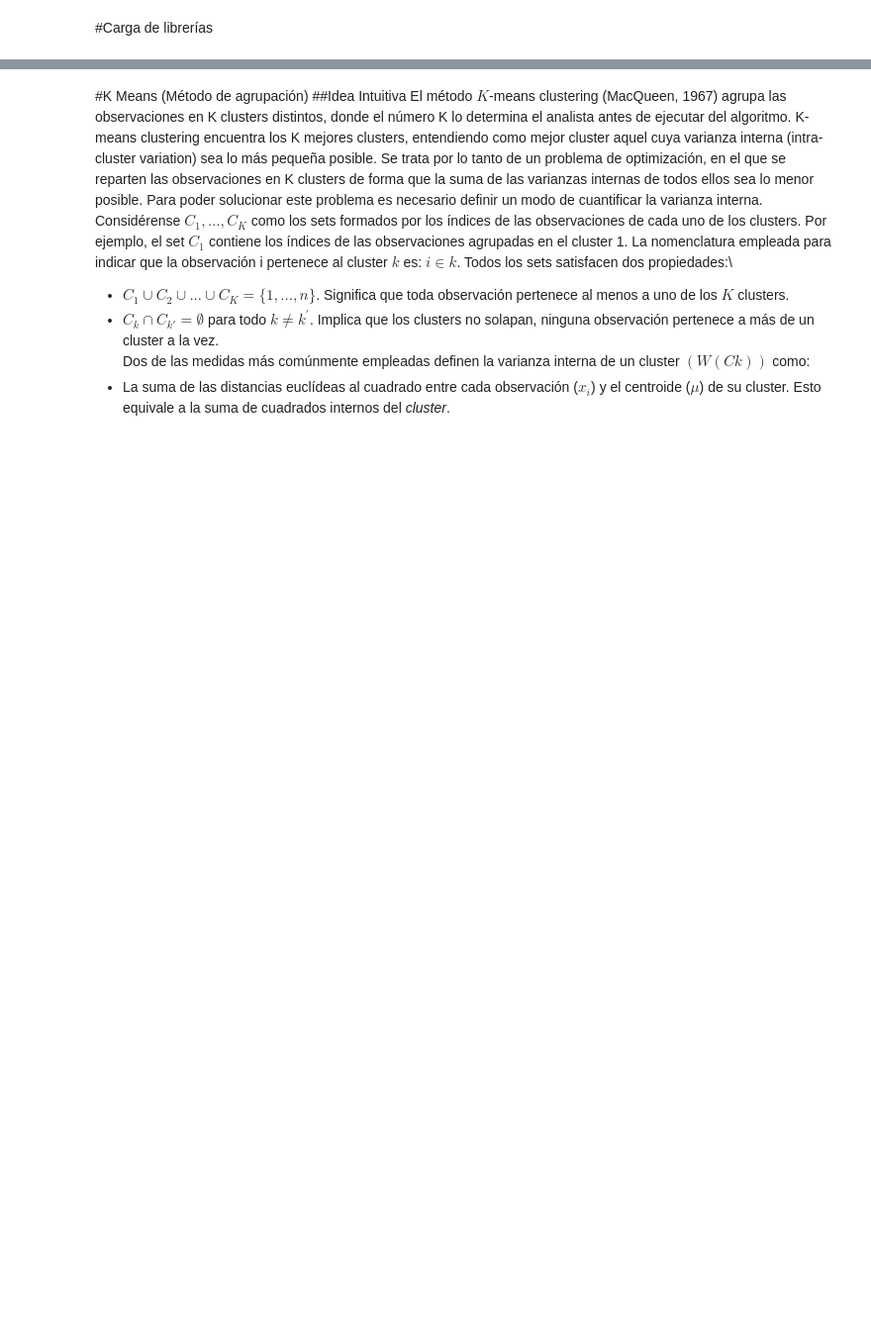
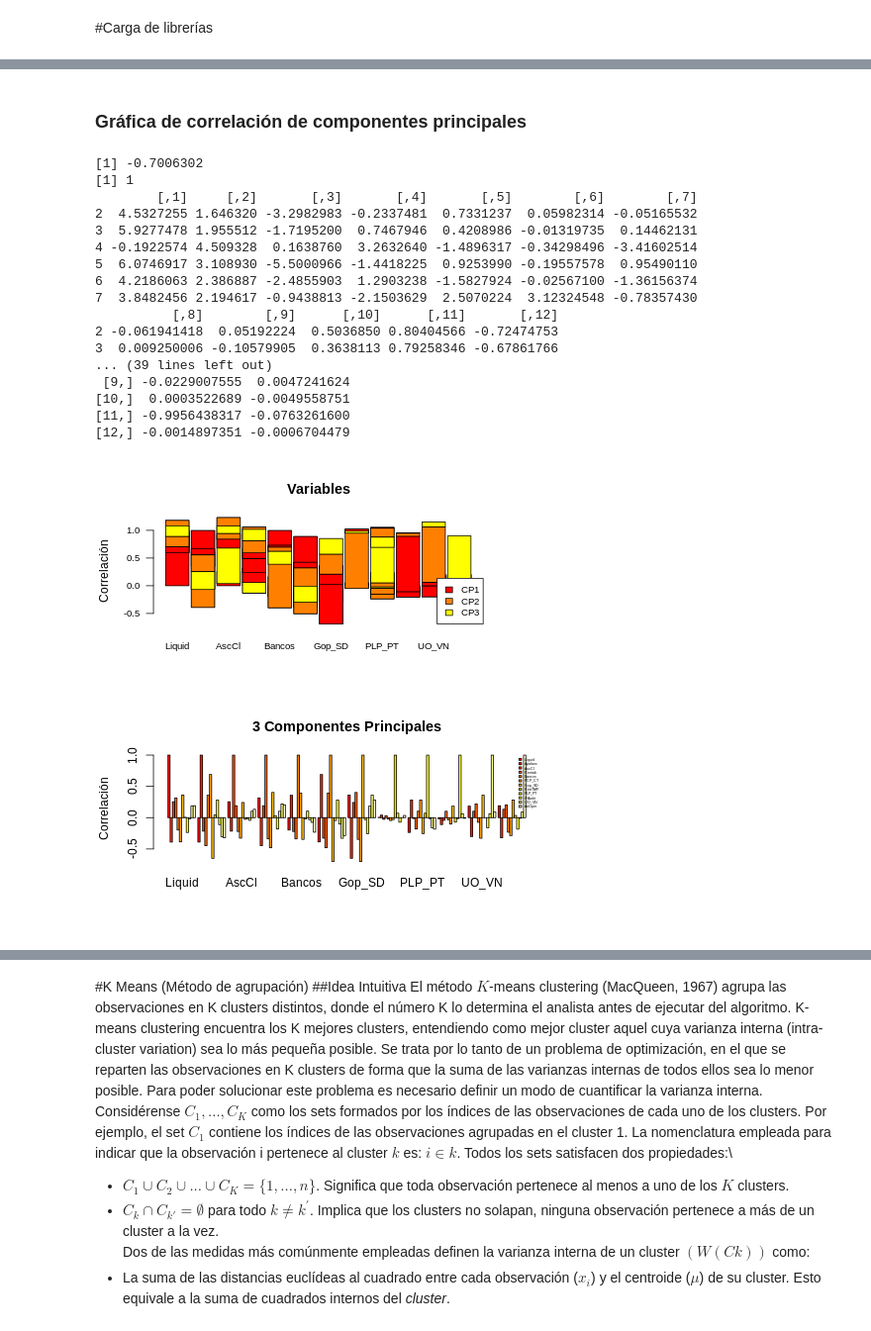
Before and after one commit to edgaryair1024/RtoLearn, a Jupyter notebook: M4.ipynb, the cells around one changed output, grey strips where cells are left out. Shown at 99% size. Drawn from its saved outputs; the diff is of its cells as text; code cells hidden in the pictures; blank space fills up the shorter version.

```diff
--- a/M4.ipynb
+++ b/M4.ipynb
@@ -58,0 +157,47 @@ library(factoextra)
+# %% [markdown]
+### Gráfica de correlación de componentes principales
+# %%
+%%R
+ycorx=cor(cbind(x,y))[1:(m-2),1:12]
+print(min(ycorx))
+print(max(ycorx))
+
+#Gráfica de Correlación
+par(mfrow=c(2,1))
+library(MASS)
+par(xpd=T, mar=par()$mar+c(0,0,0,4))
+barplot(t(ycorx[,1:12]), main="Variables", ylab="Correlación", col=heat.colors(3), space=0.1, cex.axis=0.8, las=1,cex=0.8)
+legend("bottomright", c("CP1", "CP2", "CP3"), cex=0.8, fill=heat.colors(3))
+par(mar=c(5, 4, 4, 2) + 0.1)
+
+
+
+barplot(ycorx[,1:12], main="3 Componentes Principales", ylab= "Correlación",
+   beside=TRUE, col=heat.colors(12))
+
+# Place the legend at the top-left corner with no frame
+# using rainbow colors
+legend("topright", row.names(ycorx), cex=0.3,
+   bty="n", fill=heat.colors(12))
+
+print(y[1:6,])
+print(G$vectors)
+# %% [output]
+[1] -0.7006302
+[1] 1
+        [,1]     [,2]       [,3]       [,4]       [,5]        [,6]        [,7]
+2  4.5327255 1.646320 -3.2982983 -0.2337481  0.7331237  0.05982314 -0.05165532
+3  5.9277478 1.955512 -1.7195200  0.7467946  0.4208986 -0.01319735  0.14462131
+4 -0.1922574 4.509328  0.1638760  3.2632640 -1.4896317 -0.34298496 -3.41602514
+5  6.0746917 3.108930 -5.5000966 -1.4418225  0.9253990 -0.19557578  0.95490110
+6  4.2186063 2.386887 -2.4855903  1.2903238 -1.5827924 -0.02567100 -1.36156374
+7  3.8482456 2.194617 -0.9438813 -2.1503629  2.5070224  3.12324548 -0.78357430
+          [,8]        [,9]      [,10]      [,11]       [,12]
+2 -0.061941418  0.05192224  0.5036850 0.80404566 -0.72474753
+3  0.009250006 -0.10579905  0.3638113 0.79258346 -0.67861766
+... (39 lines left out)
+ [9,] -0.0229007555  0.0047241624
+[10,]  0.0003522689 -0.0049558751
+[11,] -0.9956438317 -0.0763261600
+[12,] -0.0014897351 -0.0006704479
+[figure, added]
```
Also changed, not shown: parts of 7 cells of this notebook.
